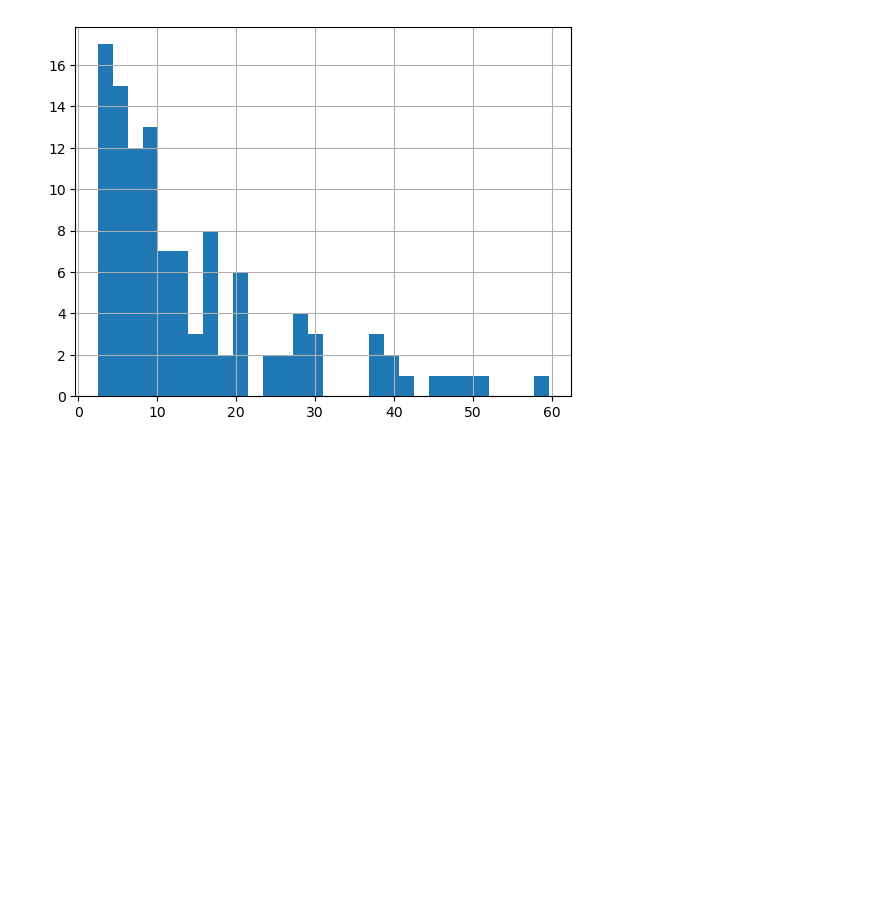
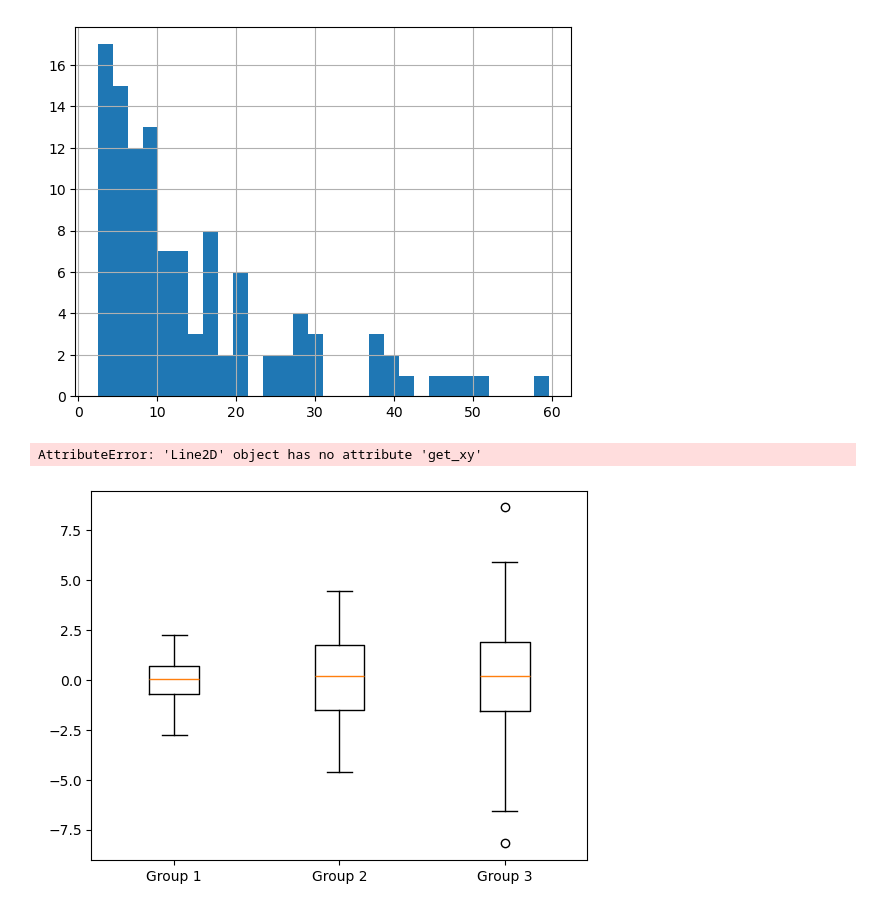
Before and after one commit to Knowmad211/UCB_Project_1, a Jupyter notebook: Anthony_EDA.ipynb, the cells around one changed output. Drawn from its saved outputs; the diff is of its cells as text; code cells hidden in the pictures; blank space fills up the shorter version.

```diff
--- a/Anthony_EDA.ipynb
+++ b/Anthony_EDA.ipynb
@@ -263,3 +378,41 @@ df["Undernourished"].hist(bins=30)
 # %% [output]
 <Axes: >
 [figure]
+# %%
+import matplotlib.pyplot as plt
+import numpy as np
+
+# Sample data
+data = [np.random.normal(0, 1, 100), np.random.normal(0, 2, 100), np.random.normal(0, 3, 100)]
+
+# Create a boxplot
+boxplot_dict = plt.boxplot(data, labels=['Group 1', 'Group 2', 'Group 3'])
+
+# Display boxplot statistics on the chart
+for i, box in enumerate(boxplot_dict['boxes']):
+    x, y = box.get_xy()
+    width = box.get_width()
+    height = box.get_height()
+
+    # Display mean, median, and quartiles
+    mean_val = np.mean(data[i])
+    median_val = np.median(data[i])
+    q1_val = np.percentile(data[i], 25)
+    q3_val = np.percentile(data[i], 75)
+
+    # Add annotations
+    annotation_text = f"Mean: {mean_val:.2f}\nMedian: {median_val:.2f}\nQ1: {q1_val:.2f}\nQ3: {q3_val:.2f}"
+
+    plt.annotate(annotation_text, xy=(x + width / 2, y + height + 0.1),
+                 horizontalalignment='center', verticalalignment='bottom', color='black', fontsize=8)
+
+# Set plot labels and title
+plt.xlabel('Groups')
+plt.ylabel('Values')
+plt.title('Boxplot with Annotations')
+
+# Show the plot
+plt.show()
+# %% [output]
+AttributeError: 'Line2D' object has no attribute 'get_xy'
+[figure, added]
```
Also changed, not shown: parts of 10 cells of this notebook, 2 other files.
